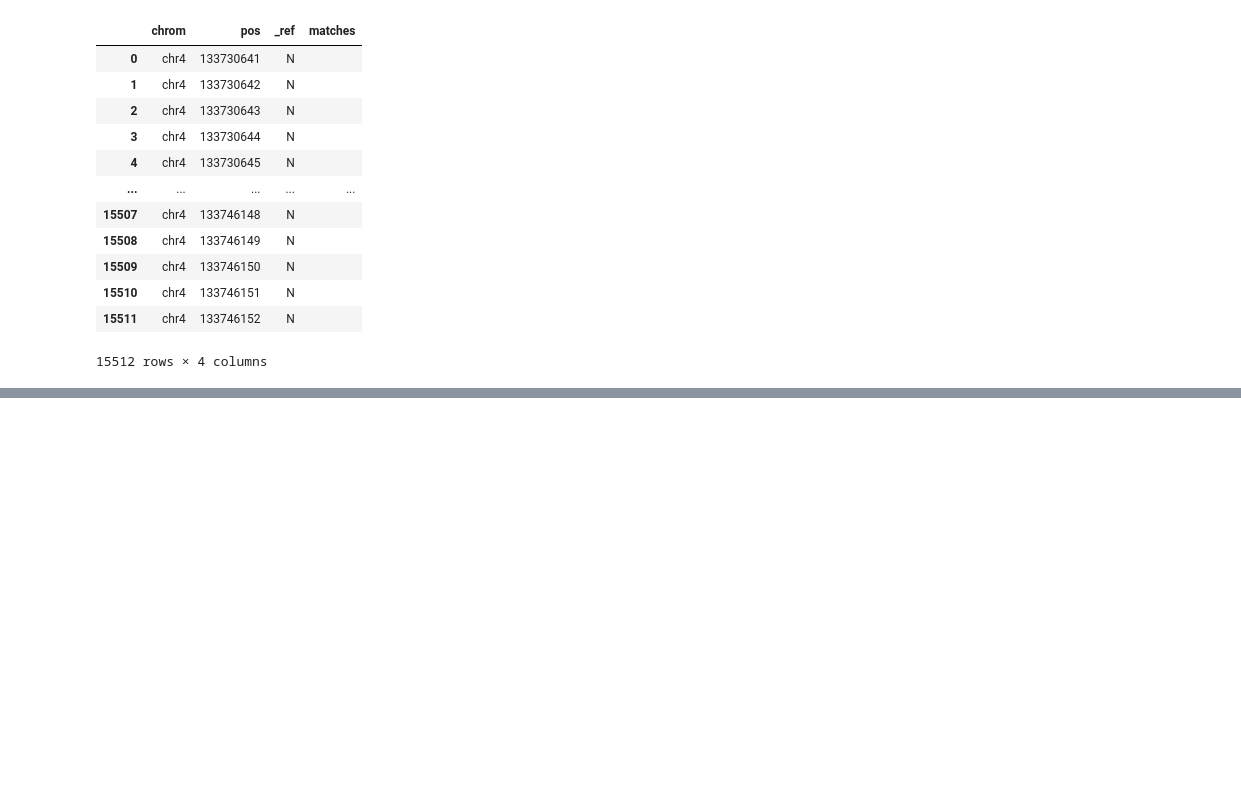
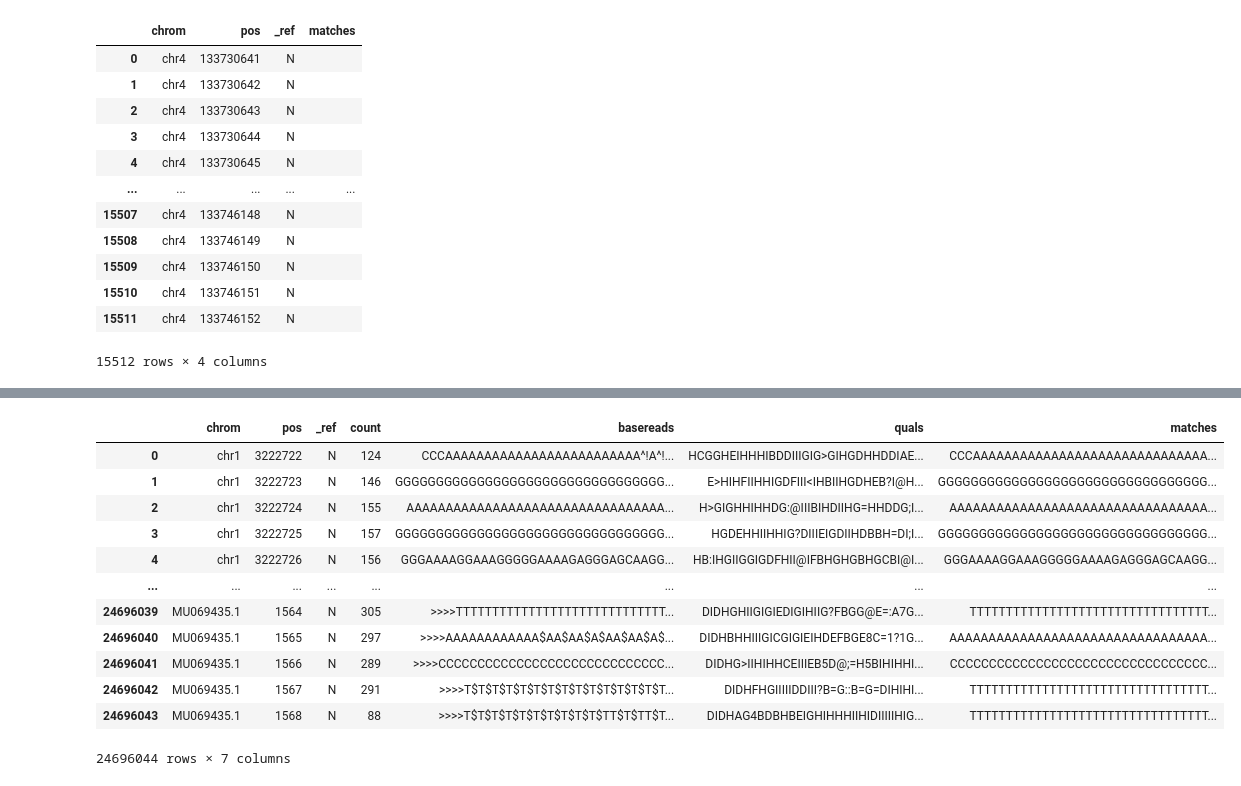
Before and after one commit to heomanism/Bioinformatics1, a Jupyter notebook: Free_Proj/Bioinformatics1_FreeProject.ipynb, the cells around one changed output, grey strips where cells are left out. Cells and saved outputs as stored; diff of their text form; code cells hidden in the pictures; blank space fills up the shorter version.

```diff
--- a/Free_Proj/Bioinformatics1_FreeProject.ipynb
+++ b/Free_Proj/Bioinformatics1_FreeProject.ipynb
@@ -227,0 +186,5 @@ bedgraph_lin28a.to_csv('lin28a.BedGraph', index=False,sep=' ')
+# %%
+import pandas as pd
+
+pileup_35L33G = pd.read_csv('CLIP-35L33G_filtered.pileup', sep='\t', names=['chrom', 'pos', '_ref', 'count', 'basereads', 'quals'])
+pileup_35L33G
@@ -227,0 +205,21 @@ bedgraph_lin28a.to_csv('lin28a.BedGraph', index=False,sep=' ')
+# %%
+import re
+toremove = re.compile('[<>$*#]')
+toremove2= re.compile('\^.')
+pileup_35L33G['matches'] = pileup_35L33G['basereads'].apply(lambda x: toremove.sub('', x))
+pileup_35L33G['matches'] = pileup_35L33G['matches'].apply(lambda x: toremove2.sub('', x))
+pileup_35L33G
+# %% [output]
+|  | chrom | pos | _ref | count | basereads | quals | matches |
+| 0 | chr1 | 3222722 | N | 124 | CCCAAAAAAAAAAAAAAAAAAAAAAAAA^!A^!... | HCGGHEIHHHIBDDIIIGIG>GIHGDHHDDIAE... | CCCAAAAAAAAAAAAAAAAAAAAAAAAAAAAAA... |
+| 1 | chr1 | 3222723 | N | 146 | GGGGGGGGGGGGGGGGGGGGGGGGGGGGGGGGG... | E>HIHFIIHHIGDFIII<IHBIIHGDHEB?I@H... | GGGGGGGGGGGGGGGGGGGGGGGGGGGGGGGGG... |
+| 2 | chr1 | 3222724 | N | 155 | AAAAAAAAAAAAAAAAAAAAAAAAAAAAAAAAA... | H>GIGHHIHHDG:@IIIBIHDIIHG=HHDDG;I... | AAAAAAAAAAAAAAAAAAAAAAAAAAAAAAAAA... |
+| 3 | chr1 | 3222725 | N | 157 | GGGGGGGGGGGGGGGGGGGGGGGGGGGGGGGGG... | HGDEHHIIHHIG?DIIIEIGDIIHDBBH=DI;I... | GGGGGGGGGGGGGGGGGGGGGGGGGGGGGGGGG... |
+| 4 | chr1 | 3222726 | N | 156 | GGGAAAAGGAAAGGGGGAAAAGAGGGAGCAAGG... | HB:IHGIIGGIGDFHII@IFBHGHGBHGCBI@I... | GGGAAAAGGAAAGGGGGAAAAGAGGGAGCAAGG... |
+| ... | ... | ... | ... | ... | ... | ... | ... |
+| 24696039 | MU069435.1 | 1564 | N | 305 | >>>>TTTTTTTTTTTTTTTTTTTTTTTTTTTTT... | DIDHGHIIGIGIEDIGIHIIG?FBGG@E=:A7G... | TTTTTTTTTTTTTTTTTTTTTTTTTTTTTTTTT... |
+| 24696040 | MU069435.1 | 1565 | N | 297 | >>>>AAAAAAAAAAAA$AA$AA$A$AA$AA$A$... | DIDHBHHIIIGICGIGIEIHDEFBGE8C=1?1G... | AAAAAAAAAAAAAAAAAAAAAAAAAAAAAAAAA... |
+| 24696041 | MU069435.1 | 1566 | N | 289 | >>>>CCCCCCCCCCCCCCCCCCCCCCCCCCCCC... | DIDHG>IIHIHHCEIIIEB5D@;=H5BIHIHHI... | CCCCCCCCCCCCCCCCCCCCCCCCCCCCCCCCC... |
+| 24696042 | MU069435.1 | 1567 | N | 291 | >>>>T$T$T$T$T$T$T$T$T$T$T$T$T$T$T... | DIDHFHGIIIIIDDIII?B=G::B=G=DIHIHI... | TTTTTTTTTTTTTTTTTTTTTTTTTTTTTTTTT... |
+| 24696043 | MU069435.1 | 1568 | N | 88 | >>>>T$T$T$T$T$T$T$T$T$T$TT$T$TT$T... | DIDHAG4BDBHBEIGHIHHHIIHIDIIIIIHIG... | TTTTTTTTTTTTTTTTTTTTTTTTTTTTTTTTT... |
+24696044 rows × 7 columns
```
Also changed, not shown: parts of 16 cells of this notebook.
